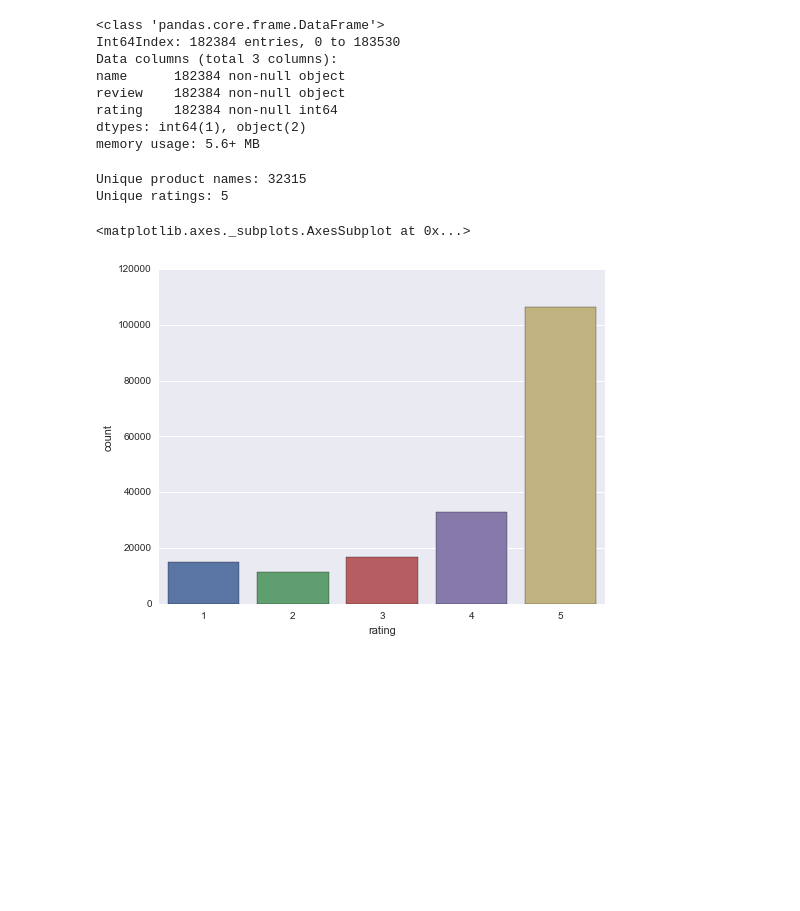
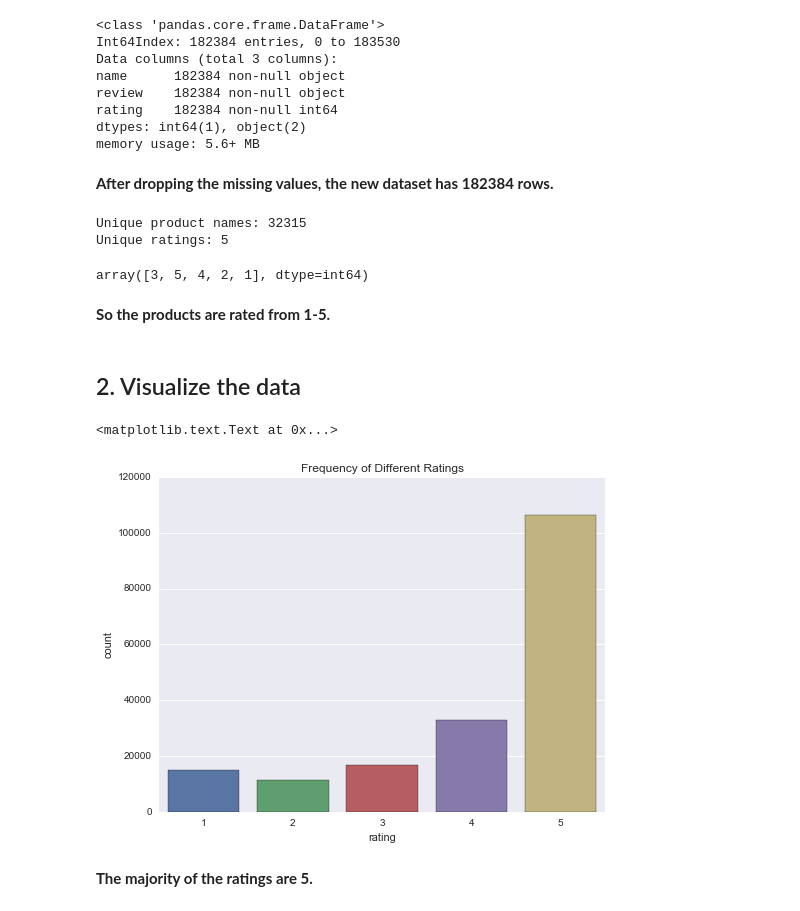
Before and after one commit to yanfei-wu/Product-Sentiment, a Jupyter notebook: Product Sentiment Project.ipynb, the cells around one changed output. Drawn from its saved outputs; the diff is of its cells as text; code cells hidden in the pictures; blank space fills up the shorter version.

```diff
--- a/Product Sentiment Project.ipynb
+++ b/Product Sentiment Project.ipynb
@@ -55,15 +62,28 @@ review    182384 non-null object
 rating    182384 non-null int64
 dtypes: int64(1), object(2)
 memory usage: 5.6+ MB
+# %% [markdown]
+**After dropping the missing values, the new dataset has 182384 rows.**
 # %%
 print 'Unique product names: %i' % review.name.nunique()
 print 'Unique ratings: %i' % review.rating.nunique()
 # %% [output]
 Unique product names: 32315
 Unique ratings: 5
+# %%
+review.rating.unique()
+# %% [output]
+array([3, 5, 4, 2, 1], dtype=int64)
+# %% [markdown]
+**So the products are rated from 1-5.**
+# %% [markdown]
+## 2. Visualize the data
 # %%
 mpl.rcParams['figure.figsize'] = (8.0, 6.0)
 sns.countplot(review.rating)
+plt.title('Frequency of Different Ratings')
 # %% [output]
-<matplotlib.axes._subplots.AxesSubplot at 0x...>
+<matplotlib.text.Text at 0x...>
-[figure, old version]
+[figure, new version]
+# %% [markdown]
+**The majority of the ratings are 5.**
```
Also changed, not shown: parts of 29 cells of this notebook.
